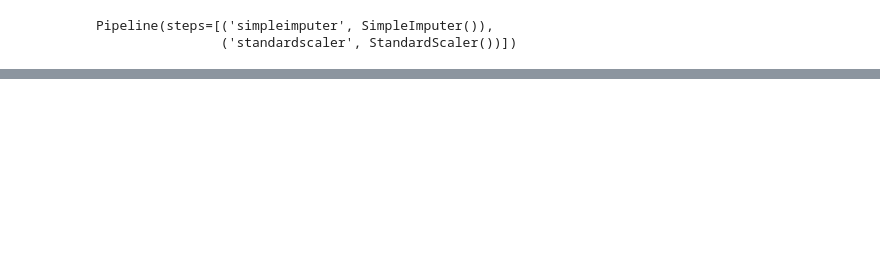
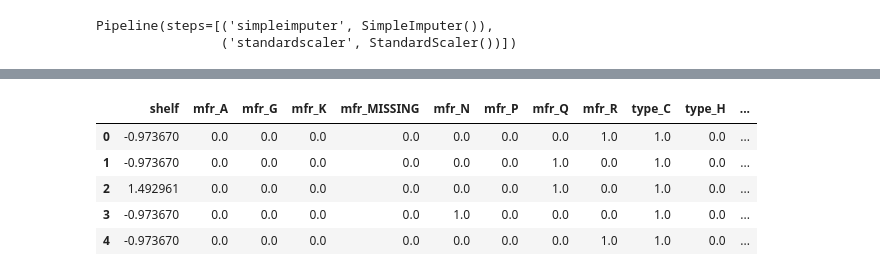
Before and after one commit to Rahafhosari/DataScience2024-2025, a Jupyter notebook: pipeline_column_transformer_core.ipynb, the cells around one changed output, grey strips where cells are left out. Saved outputs shown, nothing was run; the diff lists cells and outputs as text; code cells hidden in the pictures; blank space fills up the shorter version.

```diff
--- a/pipeline_column_transformer_core.ipynb
+++ b/pipeline_column_transformer_core.ipynb
@@ -220,0 +343,14 @@ Pipeline(steps=[('simpleimputer', SimpleImputer()),
+# %%
+X_test_processed = col_transformer.transform(X_test)
+
+# Convert to DataFrame
+X_test_processed = pd.DataFrame(X_test_processed, columns=col_transformer.get_feature_names_out())
+# %%
+X_test_processed.head()
+# %% [output]
+|  | shelf | mfr_A | mfr_G | mfr_K | mfr_MISSING | mfr_N | mfr_P | mfr_Q | mfr_R | type_C | type_H | ... |
+| 0 | -0.973670 | 0.0 | 0.0 | 0.0 | 0.0 | 0.0 | 0.0 | 0.0 | 1.0 | 1.0 | 0.0 | ... |
+| 1 | -0.973670 | 0.0 | 0.0 | 0.0 | 0.0 | 0.0 | 0.0 | 1.0 | 0.0 | 1.0 | 0.0 | ... |
+| 2 | 1.492961 | 0.0 | 0.0 | 0.0 | 0.0 | 0.0 | 0.0 | 1.0 | 0.0 | 1.0 | 0.0 | ... |
+| 3 | -0.973670 | 0.0 | 0.0 | 0.0 | 0.0 | 1.0 | 0.0 | 0.0 | 0.0 | 1.0 | 0.0 | ... |
+| 4 | -0.973670 | 0.0 | 0.0 | 0.0 | 0.0 | 0.0 | 0.0 | 0.0 | 1.0 | 1.0 | 0.0 | ... |
```
Also changed, not shown: parts of 21 cells of this notebook.
